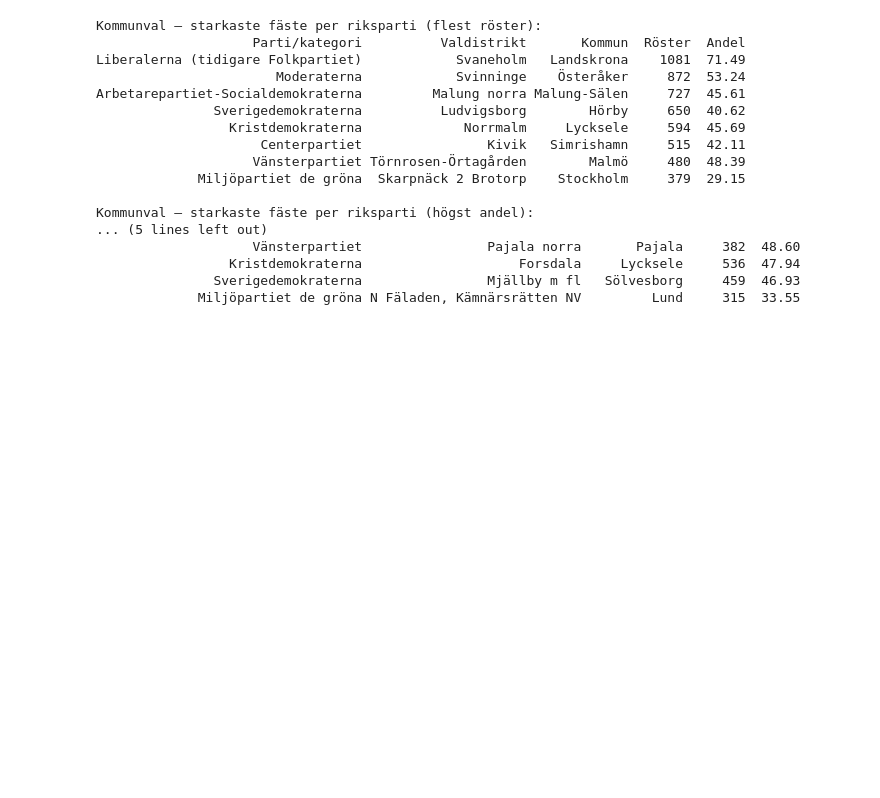
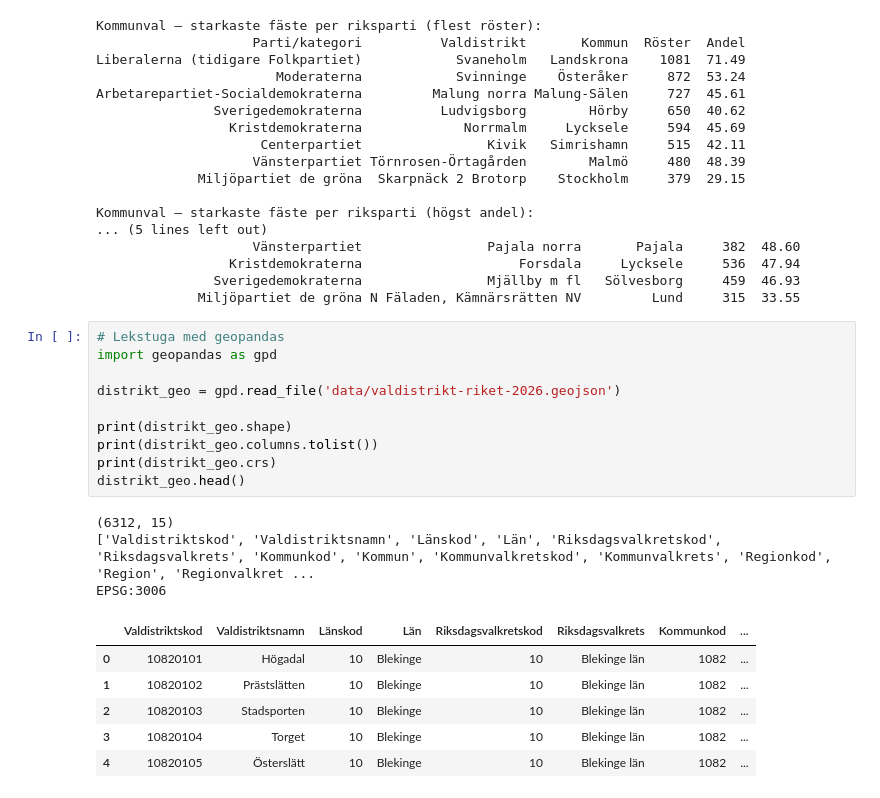
Before and after one commit to sven-0414/py-ai-lab, a Jupyter notebook: data_analysis/egen_lab.ipynb, the cells around one changed output. Drawn from its saved outputs; the diff is of its cells as text; blank space fills up the shorter version.

```diff
--- a/data_analysis/egen_lab.ipynb
+++ b/data_analysis/egen_lab.ipynb
@@ -808,3 +808,23 @@ Kommunval — starkaste fäste per riksparti (högst andel):
                  Kristdemokraterna                    Forsdala     Lycksele     536  47.94
                Sverigedemokraterna                Mjällby m fl   Sölvesborg     459  46.93
              Miljöpartiet de gröna N Fäladen, Kämnärsrätten NV         Lund     315  33.55
+# %%
+# Lekstuga med geopandas
+import geopandas as gpd
+
+distrikt_geo = gpd.read_file('data/valdistrikt-riket-2026.geojson')
+
+print(distrikt_geo.shape)
+print(distrikt_geo.columns.tolist())
+print(distrikt_geo.crs)
+distrikt_geo.head()
+# %% [output]
+(6312, 15)
+['Valdistriktskod', 'Valdistriktsnamn', 'Länskod', 'Län', 'Riksdagsvalkretskod', 'Riksdagsvalkrets', 'Kommunkod', 'Kommun', 'Kommunvalkretskod', 'Kommunvalkrets', 'Regionkod', 'Region', 'Regionvalkret ...
+EPSG:3006
+|  | Valdistriktskod | Valdistriktsnamn | Länskod | Län | Riksdagsvalkretskod | Riksdagsvalkrets | Kommunkod | ... |
+| 0 | 10820101 | Högadal | 10 | Blekinge | 10 | Blekinge län | 1082 | ... |
+| 1 | 10820102 | Prästslätten | 10 | Blekinge | 10 | Blekinge län | 1082 | ... |
+| 2 | 10820103 | Stadsporten | 10 | Blekinge | 10 | Blekinge län | 1082 | ... |
+| 3 | 10820104 | Torget | 10 | Blekinge | 10 | Blekinge län | 1082 | ... |
+| 4 | 10820105 | Österslätt | 10 | Blekinge | 10 | Blekinge län | 1082 | ... |
```
Also changed, not shown: parts of 4 cells of this notebook.
